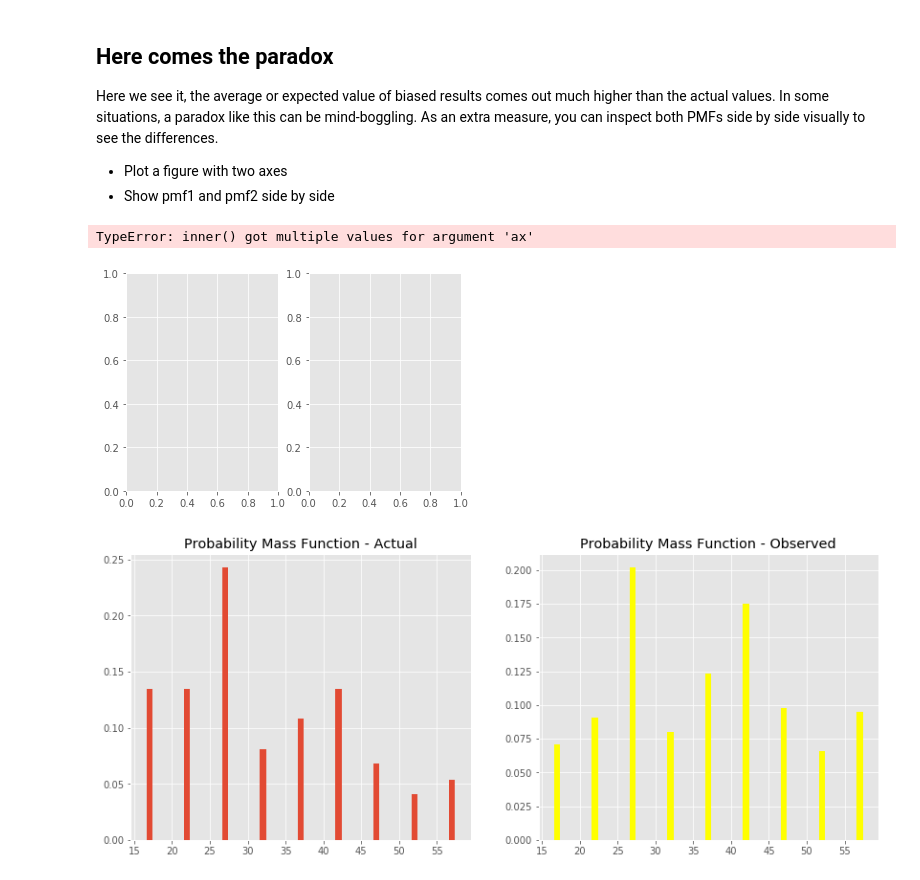
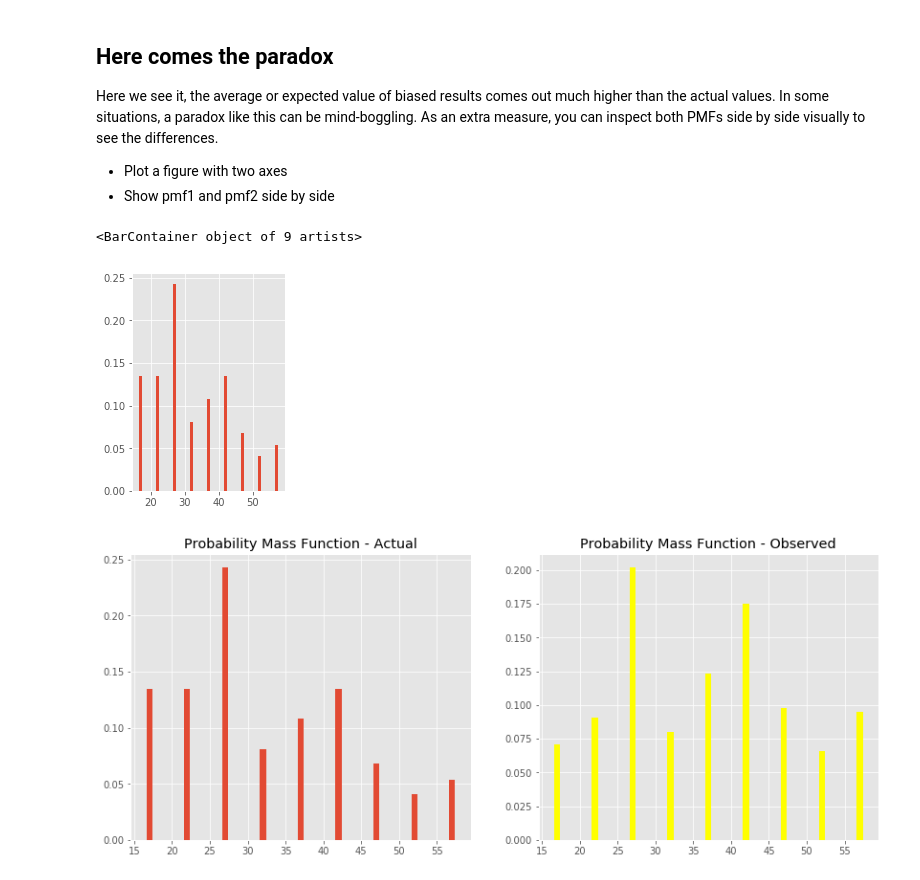
Before and after one commit to Pietrassyk/dsc-probability-mass-function-lab-nyc-ds-career-042219, a Jupyter notebook: index.ipynb, the cells around one changed output. Cells and saved outputs as stored; diff of their text form; code cells hidden in the pictures.

```diff
--- a/index.ipynb
+++ b/index.ipynb
@@ -153,13 +153,13 @@ Here we see it, the average or expected value of biased results comes out much h
 * Plot a figure with two axes
 * Show pmf1 and pmf2 side by side
 # %%
-axes = plt.subplots(nrows=1, ncols=2)
+plt.subplot(1,2,1)
 
-plt.bar(sizes,pmf, ax = axes[1][0])
+plt.bar(sizes,pmf,)
 #plt.bar(sizes,pmf2)
 # %% [output]
-TypeError: inner() got multiple values for argument 'ax'
+<BarContainer object of 9 artists>
-[figure, old version]
+[figure, new version]
 # %%
 # Plot pmfs side by side
 # %% [output]
```
